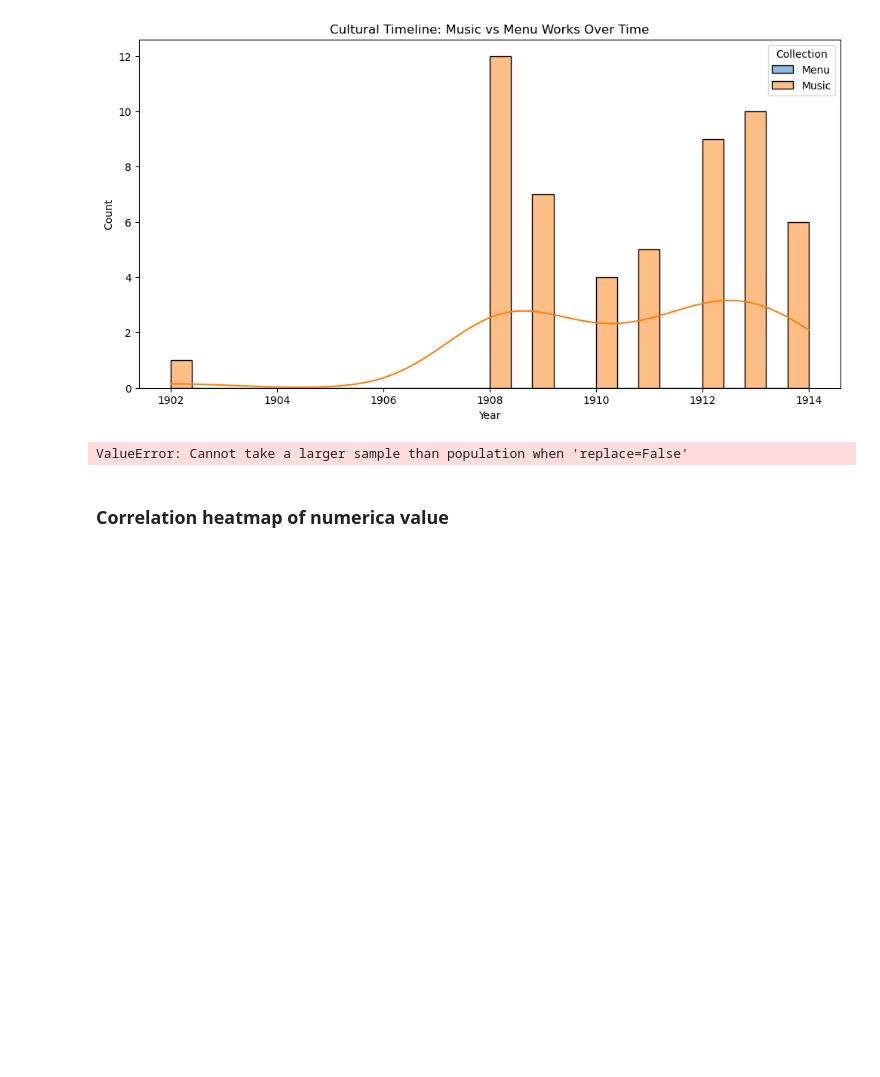
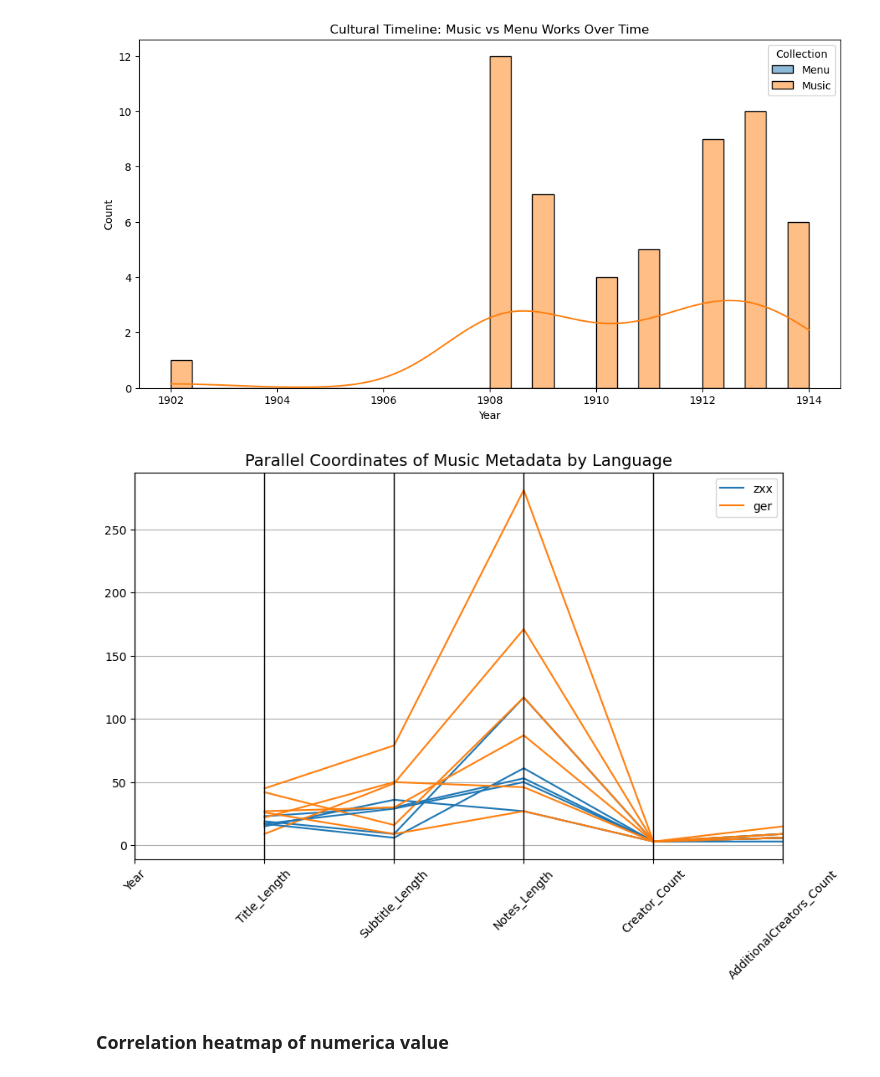
Before and after one commit to bbhatta10/Library-data, a Jupyter notebook: menu.ipynb, the cells around one changed output. Cells and saved outputs as stored; diff of their text form; code cells hidden in the pictures; blank space fills up the shorter version.

```diff
--- a/menu.ipynb
+++ b/menu.ipynb
@@ -663,14 +663,17 @@ plt.show()
 # %%
 from pandas.plotting import parallel_coordinates
 
-subset = df_lang[selected_features + ['Language']].sample(200)  # sample for clarity
+subset = df_lang[selected_features + ['Language']].sample(
+    n=min(200, len(df_lang)),
+    random_state=42
+)
 plt.figure(figsize=(10,6))
 parallel_coordinates(subset, 'Language', color=sns.color_palette('tab10'))
 plt.title("Parallel Coordinates of Music Metadata by Language", fontsize=14)
 plt.xticks(rotation=45)
 plt.show()
 # %% [output]
-ValueError: Cannot take a larger sample than population when 'replace=False'
+[figure, added]
 # %% [markdown]
 ### Correlation heatmap of numerica value
 # %%
```
